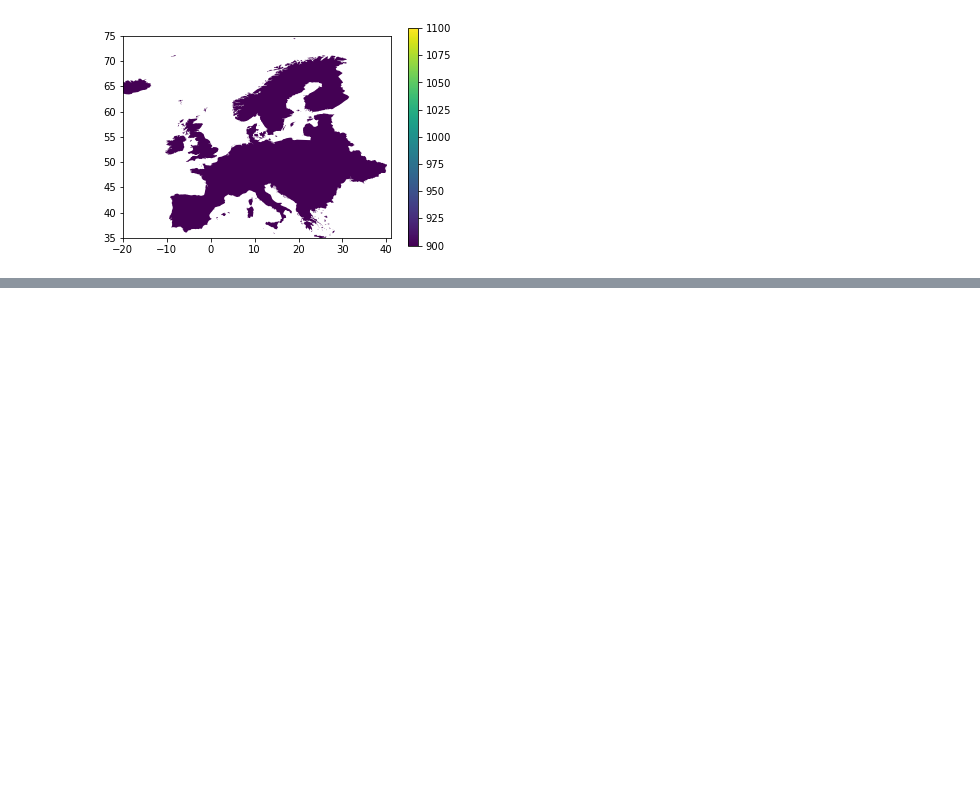
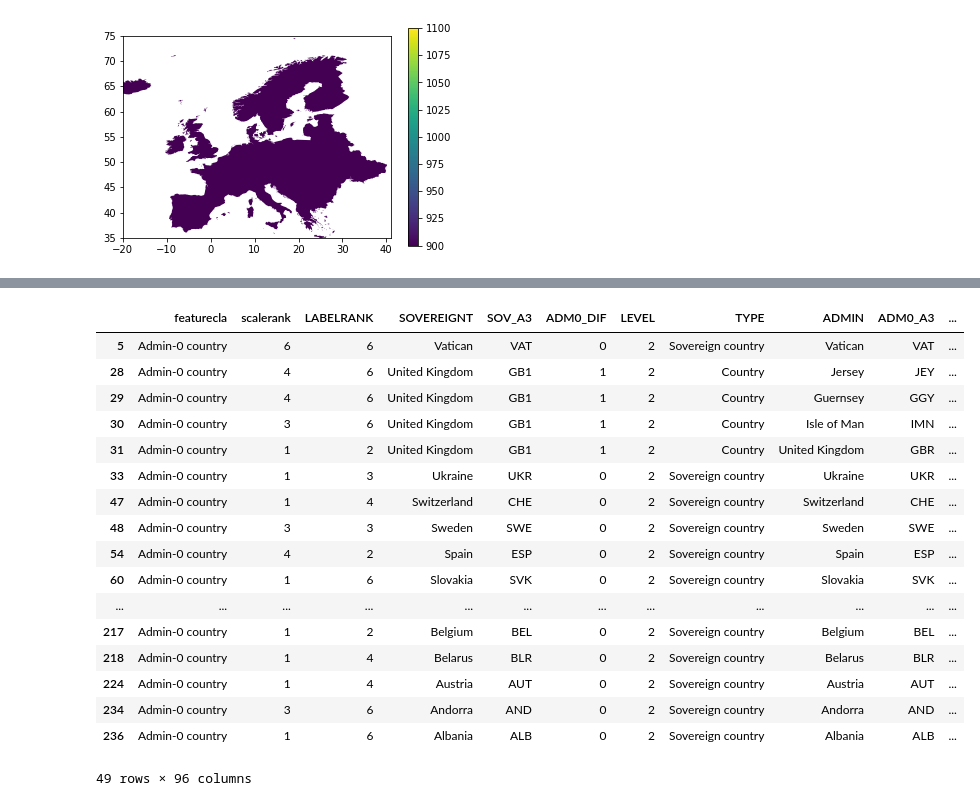
Before and after one commit to 2021-Energy-Climate-Hackathon/group_5, a Jupyter notebook: plotting_maps.ipynb, the cells around one changed output, grey strips where cells are left out. Drawn from its saved outputs; the diff is of its cells as text; code cells hidden in the pictures; blank space fills up the shorter version.

```diff
--- a/plotting_maps.ipynb
+++ b/plotting_maps.ipynb
@@ -43,0 +64,21 @@ plt.show()
+# %%
+europe
+# %% [output]
+|  | featurecla | scalerank | LABELRANK | SOVEREIGNT | SOV_A3 | ADM0_DIF | LEVEL | TYPE | ADMIN | ADM0_A3 | ... |
+| 5 | Admin-0 country | 6 | 6 | Vatican | VAT | 0 | 2 | Sovereign country | Vatican | VAT | ... |
+| 28 | Admin-0 country | 4 | 6 | United Kingdom | GB1 | 1 | 2 | Country | Jersey | JEY | ... |
+| 29 | Admin-0 country | 4 | 6 | United Kingdom | GB1 | 1 | 2 | Country | Guernsey | GGY | ... |
+| 30 | Admin-0 country | 3 | 6 | United Kingdom | GB1 | 1 | 2 | Country | Isle of Man | IMN | ... |
+| 31 | Admin-0 country | 1 | 2 | United Kingdom | GB1 | 1 | 2 | Country | United Kingdom | GBR | ... |
+| 33 | Admin-0 country | 1 | 3 | Ukraine | UKR | 0 | 2 | Sovereign country | Ukraine | UKR | ... |
+| 47 | Admin-0 country | 1 | 4 | Switzerland | CHE | 0 | 2 | Sovereign country | Switzerland | CHE | ... |
+| 48 | Admin-0 country | 3 | 3 | Sweden | SWE | 0 | 2 | Sovereign country | Sweden | SWE | ... |
+| 54 | Admin-0 country | 4 | 2 | Spain | ESP | 0 | 2 | Sovereign country | Spain | ESP | ... |
+| 60 | Admin-0 country | 1 | 6 | Slovakia | SVK | 0 | 2 | Sovereign country | Slovakia | SVK | ... |
+| ... | ... | ... | ... | ... | ... | ... | ... | ... | ... | ... | ... |
+| 217 | Admin-0 country | 1 | 2 | Belgium | BEL | 0 | 2 | Sovereign country | Belgium | BEL | ... |
+| 218 | Admin-0 country | 1 | 4 | Belarus | BLR | 0 | 2 | Sovereign country | Belarus | BLR | ... |
+| 224 | Admin-0 country | 1 | 4 | Austria | AUT | 0 | 2 | Sovereign country | Austria | AUT | ... |
+| 234 | Admin-0 country | 3 | 6 | Andorra | AND | 0 | 2 | Sovereign country | Andorra | AND | ... |
+| 236 | Admin-0 country | 1 | 6 | Albania | ALB | 0 | 2 | Sovereign country | Albania | ALB | ... |
+49 rows × 96 columns
```
Also changed, not shown: parts of 1 cell of this notebook, 19 other files.
